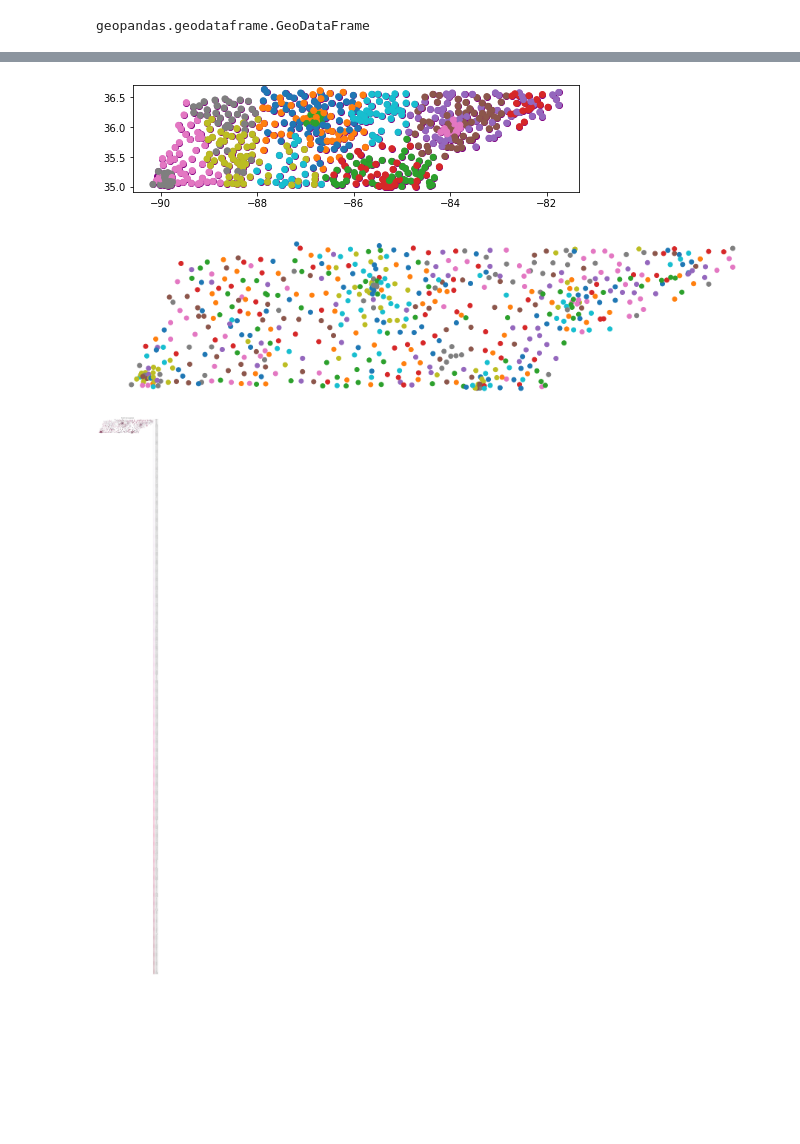
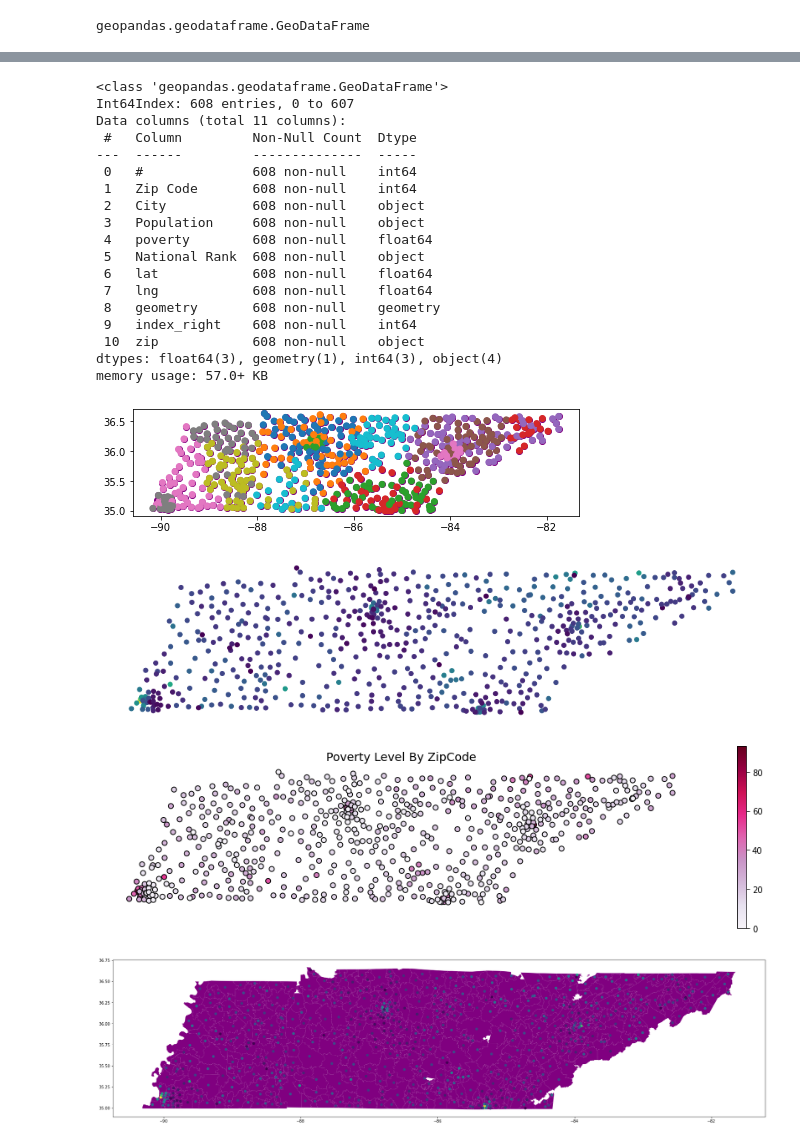
Before and after one commit to bsfcs/smile-on-black_panther, a Jupyter notebook: poverty % by zip.ipynb, the cells around one changed output, grey strips where cells are left out. Drawn from its saved outputs; the diff is of its cells as text; code cells hidden in the pictures; blank space fills up the shorter version.

```diff
--- a/poverty % by zip.ipynb
+++ b/poverty % by zip.ipynb
@@ -42,6 +64,6 @@ plt.show()
 # %%
-poverty = pd.read_csv('poverty_tn.csv')
-poverty.head()
+poverty_z = pd.read_csv('poverty_tn.csv')
+poverty_z.head()
 # %% [output]
 |  | Unnamed: 0 | # | Zip Code | City | Population | % Poverty Level | National Rank | lat | lng |
 | 0 | 0 | 1 | 38126 | Memphis, Tennessee | 8,104 | 93.08% | #77 | 35.126608 | -90.042212 |
@@ -104,3 +145,6 @@ poverty_zip.head()
 | 2 | 3 | 37410 | Chattanooga, Tennessee | 4,822 | 74.63% | #231 | 35.001899 | -85.314220 | POINT (-85.31422 35.00190) | ... |
 | 3 | 4 | 37915 | Knoxville, Tennessee | 5,564 | 67.16% | #356 | 35.971478 | -83.899274 | POINT (-83.89927 35.97148) | ... |
 | 4 | 5 | 38105 | Memphis, Tennessee | 8,976 | 66.11% | #376 | 35.150642 | -90.033969 | POINT (-90.03397 35.15064) | ... |
+# %%
+povertyz = poverty_zip.rename(columns = {'% Poverty Level': 'poverty'})
+povertyz
@@ -106,0 +165,3 @@ poverty_zip.head()
+# %%
+povertyz['poverty'] = povertyz.poverty.apply(lambda x: format(float(x.split('%')[0]), '.4f'))
+print(povertyz)
@@ -107,2 +207,24 @@ poverty_zip.head()
+# %%
+povertyz['poverty'] = povertyz['poverty'].astype(float)
+povertyz.info()
+# %% [output]
+<class 'geopandas.geodataframe.GeoDataFrame'>
+Int64Index: 608 entries, 0 to 607
+Data columns (total 11 columns):
+ #   Column         Non-Null Count  Dtype
+---  ------         --------------  -----
+ 0   #              608 non-null    int64
+ 1   Zip Code       608 non-null    int64
+ 2   City           608 non-null    object
+ 3   Population     608 non-null    object
+ 4   poverty        608 non-null    float64
+ 5   National Rank  608 non-null    object
+ 6   lat            608 non-null    float64
+ 7   lng            608 non-null    float64
+ 8   geometry       608 non-null    geometry
+ 9   index_right    608 non-null    int64
+ 10  zip            608 non-null    object
+dtypes: float64(3), geometry(1), int64(3), object(4)
+memory usage: 57.0+ KB
 # %%
 ax = poverty_geo.plot(figsize = (8, 10), color = 'purple')
@@ -112,19 +234,25 @@ plt.show();
 [figure]
 # %%
 fig, ax = plt.subplots(figsize=(16,4))
-poverty_zip.plot(column = '% Poverty Level',
+povertyz.plot(column = 'poverty',
               ax = ax)
 ax.axis('off');
 # %% [output]
-[figure, old version]
+[figure, new version]
 # %%
 fig, ax = plt.subplots(figsize=(16,4))
-poverty_zip.plot(column = '% Poverty Level',
+povertyz.plot(column = 'poverty',
               cmap = 'PuRd',
               edgecolor = 'black',
               legend = True,
               ax = ax)
 plt.title('Poverty Level By ZipCode', fontsize = 14)
 ax.axis('off');
 # %% [output]
-[figure, old version]
+[figure, new version]
+# %%
+ax = zipcodes.plot(figsize = (30, 30), color = 'purple')
+povertyz.plot( ax = ax, column = 'poverty');
+plt.show();
+# %% [output]
+[figure, added]
```
Also changed, not shown: parts of 11 cells of this notebook.
